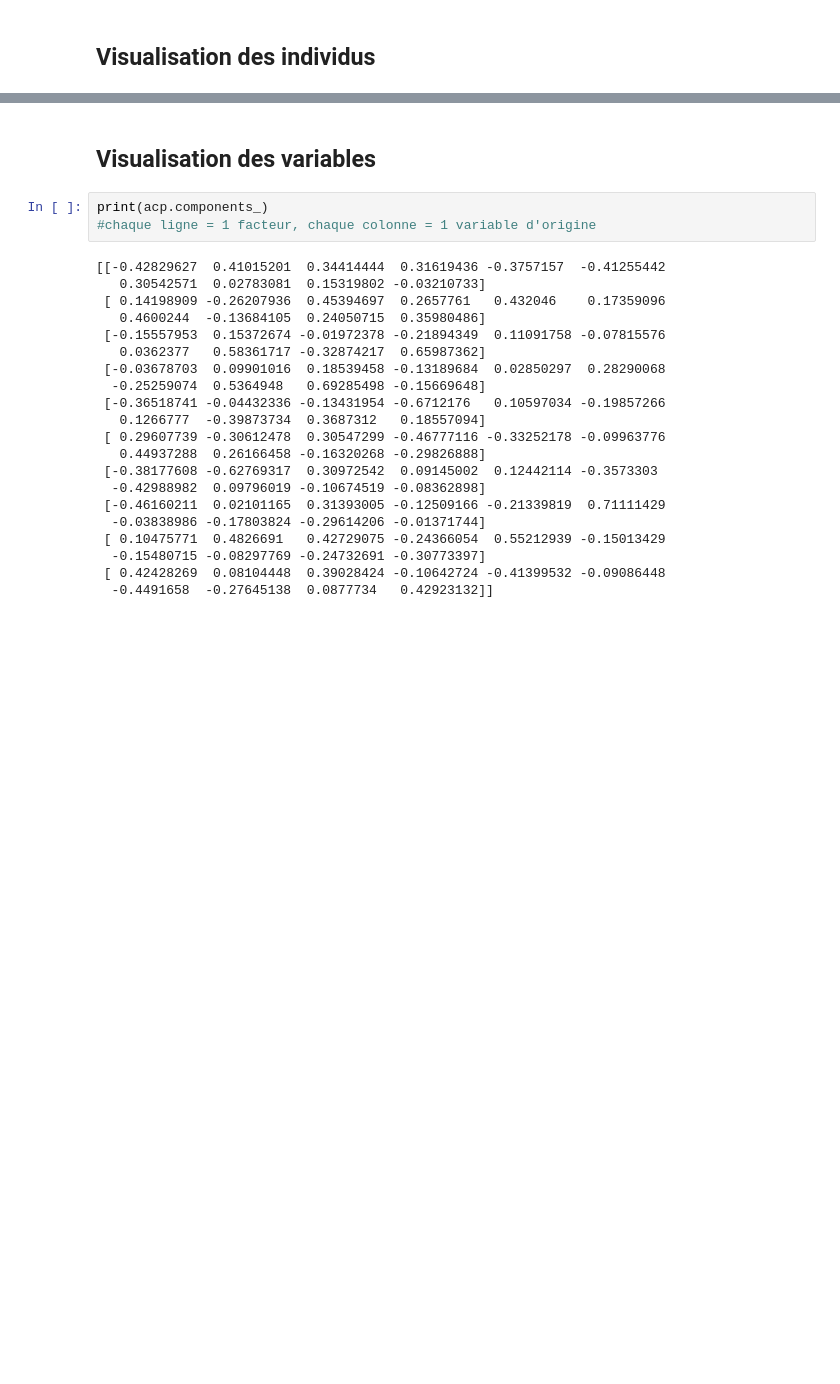
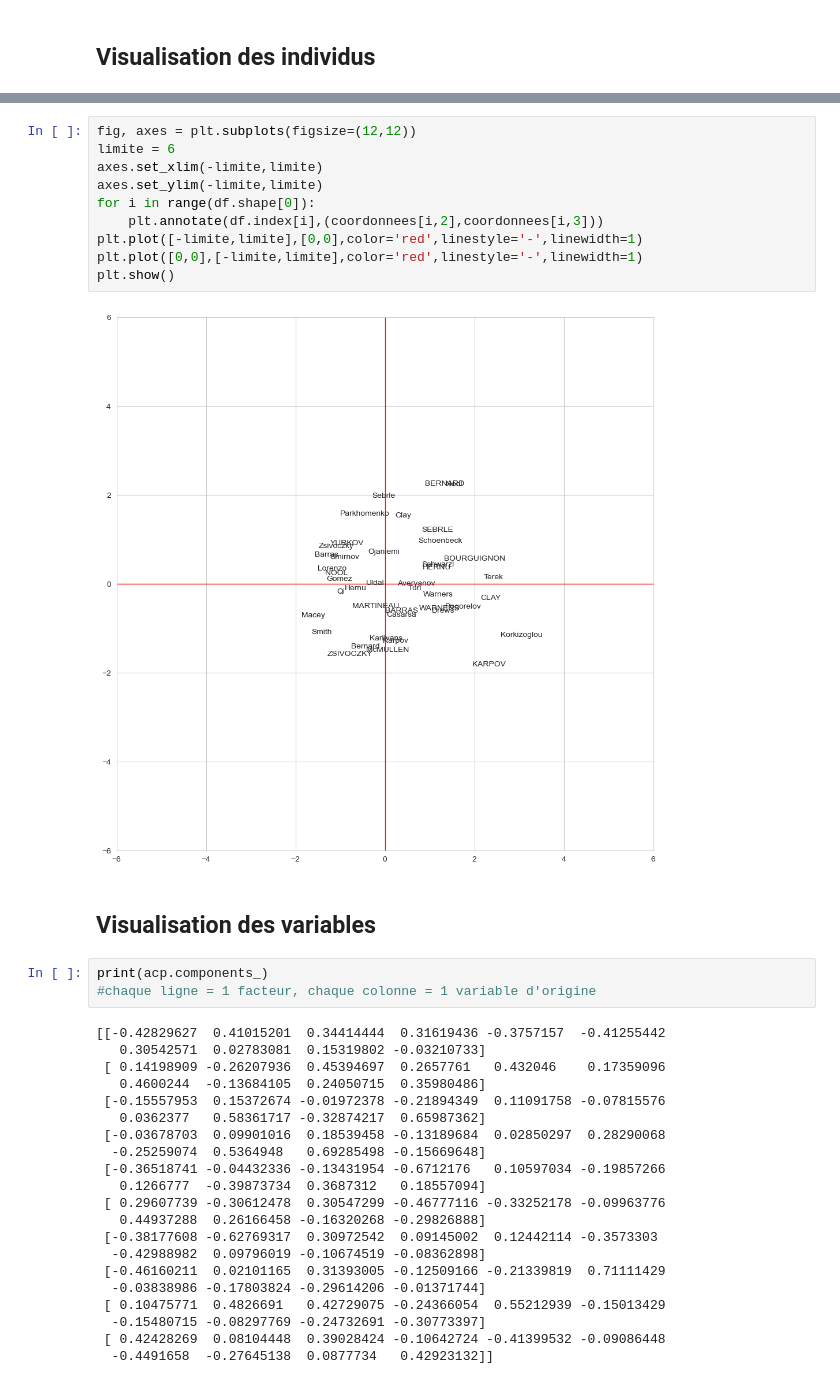
Before and after one commit to pbellot/FormationPANDAS, a Jupyter notebook: ACP_Decathlon.ipynb, the cells around one changed output, grey strips where cells are left out. Saved outputs shown, nothing was run; the diff lists cells and outputs as text; blank space fills up the shorter version.

```diff
--- a/ACP_Decathlon.ipynb
+++ b/ACP_Decathlon.ipynb
@@ -270,3 +268,15 @@ plt.show()
+# %%
+fig, axes = plt.subplots(figsize=(12,12))
+limite = 6
+axes.set_xlim(-limite,limite)
+axes.set_ylim(-limite,limite)
+for i in range(df.shape[0]):
+    plt.annotate(df.index[i],(coordonnees[i,2],coordonnees[i,3]))
+plt.plot([-limite,limite],[0,0],color='red',linestyle='-',linewidth=1)
+plt.plot([0,0],[-limite,limite],color='red',linestyle='-',linewidth=1)
+plt.show()
+# %% [output]
+[figure, added]
 # %% [markdown]
 ## Visualisation des variables
 # %%
```
Also changed, not shown: parts of 8 cells of this notebook.
